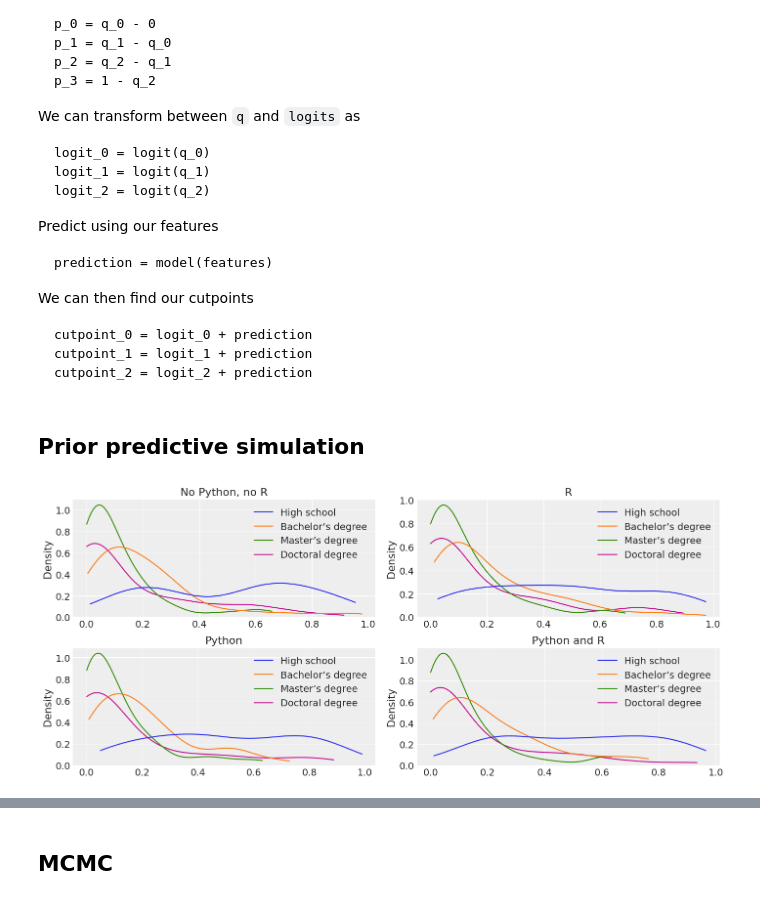
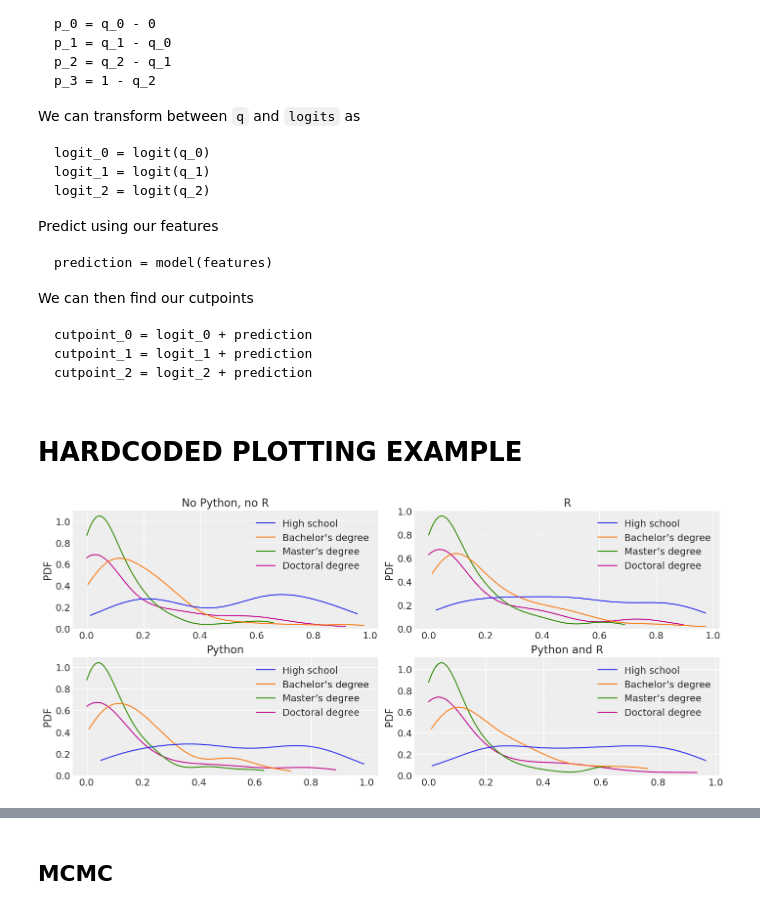
Before and after one commit to MarcoGorelli/pydataglobal-21, a Jupyter notebook: ordered logistic regression.ipynb, the cells around one changed output, grey strips where cells are left out. Saved outputs shown, nothing was run; the diff lists cells and outputs as text; code cells hidden in the pictures.

```diff
--- a/ordered logistic regression.ipynb
+++ b/ordered logistic regression.ipynb
@@ -196,4 +218,2 @@ def ordered_logistic_regression(python, R, n_education_levels, education=None):
         obs=education
     )
-# %% [markdown]
-## Prior predictive simulation
@@ -208,18 +220,30 @@ prior_predictions = prior_pred(
-# %%
-fig, ax = plt.subplots(nrows=2, ncols=2, figsize=(14, 6))
-ax = ax.flatten()
-rows = {
-    0: "No Python, no R",
-    1: "R",
-    2: "Python",
-    3: "Python and R",
-}
-
-for row, description in rows.items():
-    prior_df = pd.DataFrame(
-        prior_predictions["probs"][:, row, :], columns=education_to_index
-    )
-    sns.kdeplot(data=prior_df, ax=ax[row], cut=0)
-    ax[row].set_title(description)
-# %% [output]
-[figure, removed]
+# %% [markdown]
+# HARDCODED PLOTTING EXAMPLE
+# %%
+prior_pred = numpyro.infer.Predictive(ordered_logistic_regression, num_samples=100)
+prior_predictions = prior_pred(
+    jax.random.PRNGKey(93),
+    python=np.array([0, 0, 1, 1]),
+    R=np.array([0, 1, 0, 1]),
+    n_education_levels=4,
+)
+
+
+fig, ax = plt.subplots(nrows=2, ncols=2, figsize=(14, 6))
+ax = ax.flatten()
+rows = {
+    0: "No Python, no R",
+    1: "R",
+    2: "Python",
+    3: "Python and R",
+}
+
+for row, description in rows.items():
+    prior_probability_df = pd.DataFrame(
+        prior_predictions["probs"][:, row, :], columns=education_to_index
+    )
+    sns.kdeplot(data=prior_probability_df, ax=ax[row], cut=0)
+    ax[row].set_title(description)
+    ax[row].set_ylabel('PDF')
+# %% [output]
+[figure, added]
```
Also changed, not shown: parts of 13 cells of this notebook, 1 other file.
